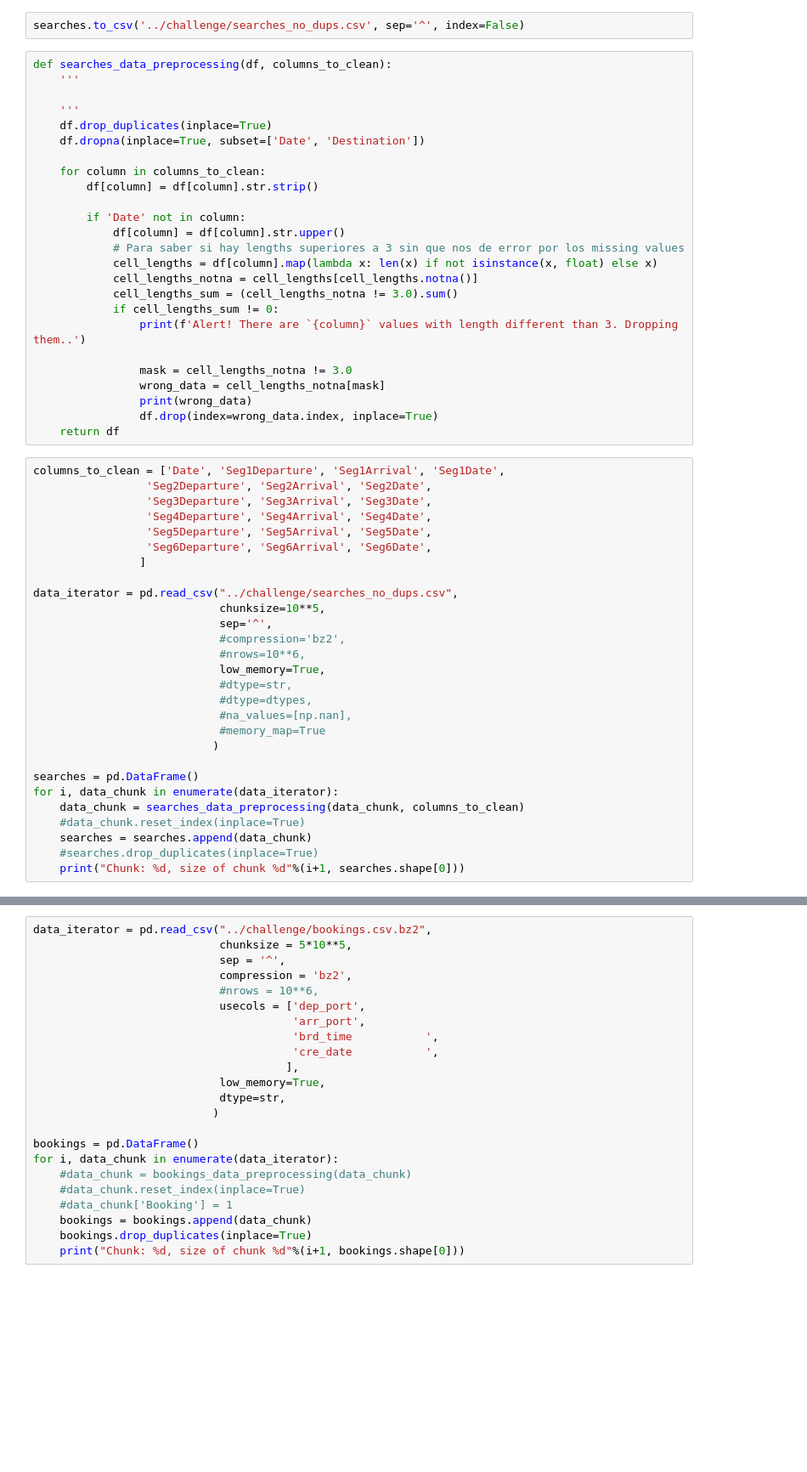
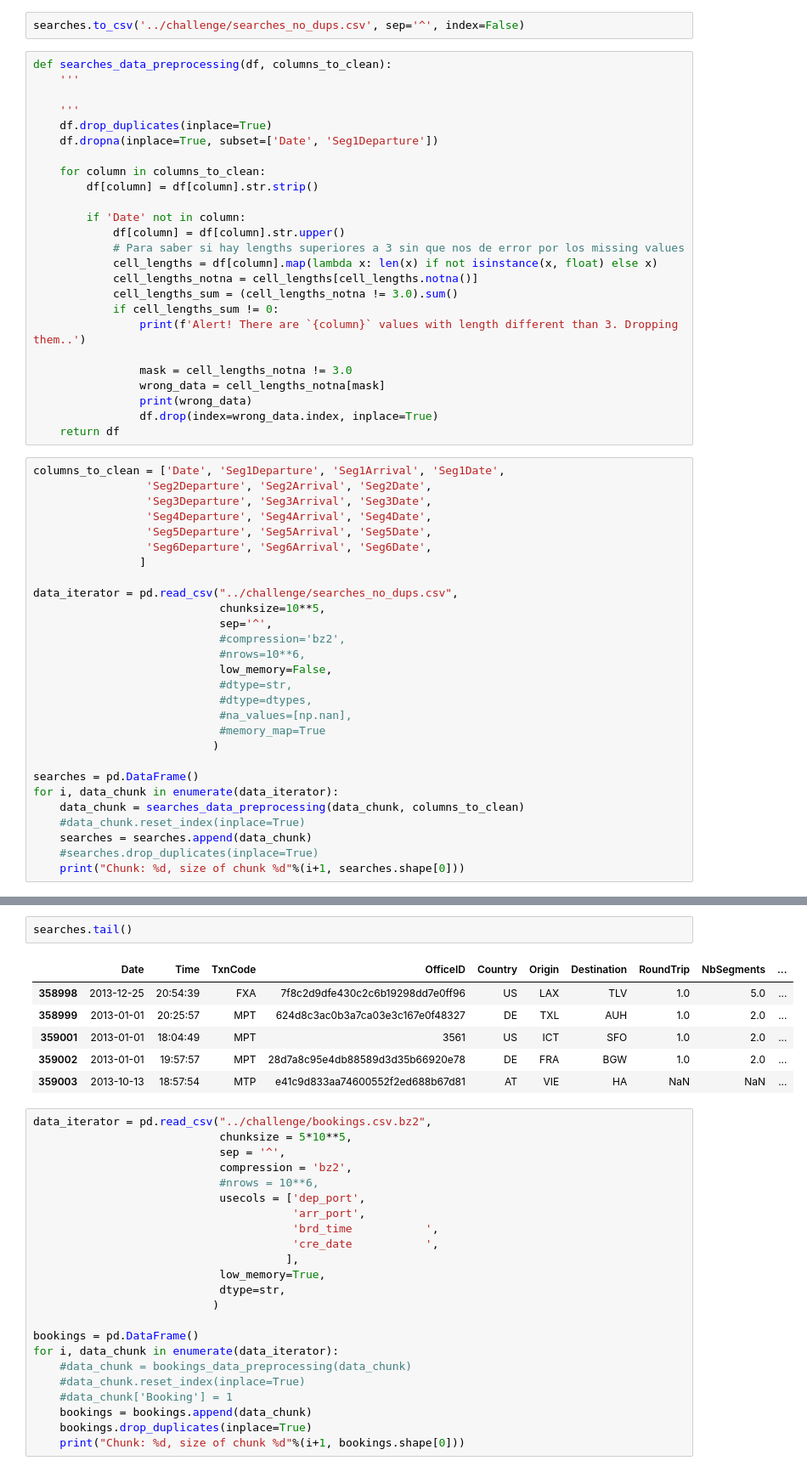
Before and after one commit to javiicc/DS_Challenge, a Jupyter notebook: Exercise_4.ipynb, the cells around one changed output, grey strips where cells are left out. Shown: that part at 85% size. Cells and saved outputs as stored; diff of their text form; blank space fills up the shorter version.

```diff
--- a/Exercise_4.ipynb
+++ b/Exercise_4.ipynb
@@ -76,7 +76,7 @@ def searches_data_preprocessing(df, columns_to_clean):
 
     '''
     df.drop_duplicates(inplace=True)
-    df.dropna(inplace=True, subset=['Date', 'Destination'])
+    df.dropna(inplace=True, subset=['Date', 'Seg1Departure'])
 
     for column in columns_to_clean:
         df[column] = df[column].str.strip()
@@ -109,7 +109,7 @@ data_iterator = pd.read_csv("../challenge/searches_no_dups.csv",
                             sep='^',
                             #compression='bz2',
                             #nrows=10**6,
-                            low_memory=True,
+                            low_memory=False,
                             #dtype=str,
                             #dtype=dtypes,
                             #na_values=[np.nan],
@@ -135,3 +135,12 @@ searches.shape
+# %%
+searches.tail()
+# %% [output]
+|  | Date | Time | TxnCode | OfficeID | Country | Origin | Destination | RoundTrip | NbSegments | ... |
+| 358998 | 2013-12-25 | 20:54:39 | FXA | 7f8c2d9dfe430c2c6b19298dd7e0ff96 | US | LAX | TLV | 1.0 | 5.0 | ... |
+| 358999 | 2013-01-01 | 20:25:57 | MPT | 624d8c3ac0b3a7ca03e3c167e0f48327 | DE | TXL | AUH | 1.0 | 2.0 | ... |
+| 359001 | 2013-01-01 | 18:04:49 | MPT | 3561 | US | ICT | SFO | 1.0 | 2.0 | ... |
+| 359002 | 2013-01-01 | 19:57:57 | MPT | 28d7a8c95e4db88589d3d35b66920e78 | DE | FRA | BGW | 1.0 | 2.0 | ... |
+| 359003 | 2013-10-13 | 18:57:54 | MTP | e41c9d833aa74600552f2ed688b67d81 | AT | VIE | HA | NaN | NaN | ... |
 # %%
 data_iterator = pd.read_csv("../challenge/bookings.csv.bz2",
                             chunksize = 5*10**5,
```
Also changed, not shown: parts of 2 cells of this notebook.
